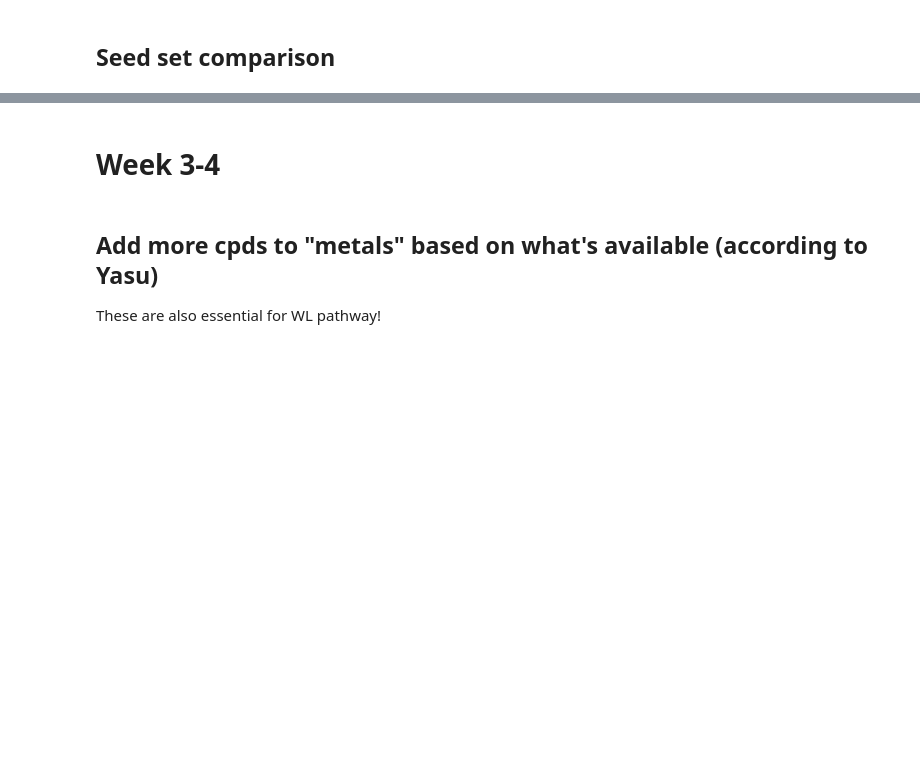
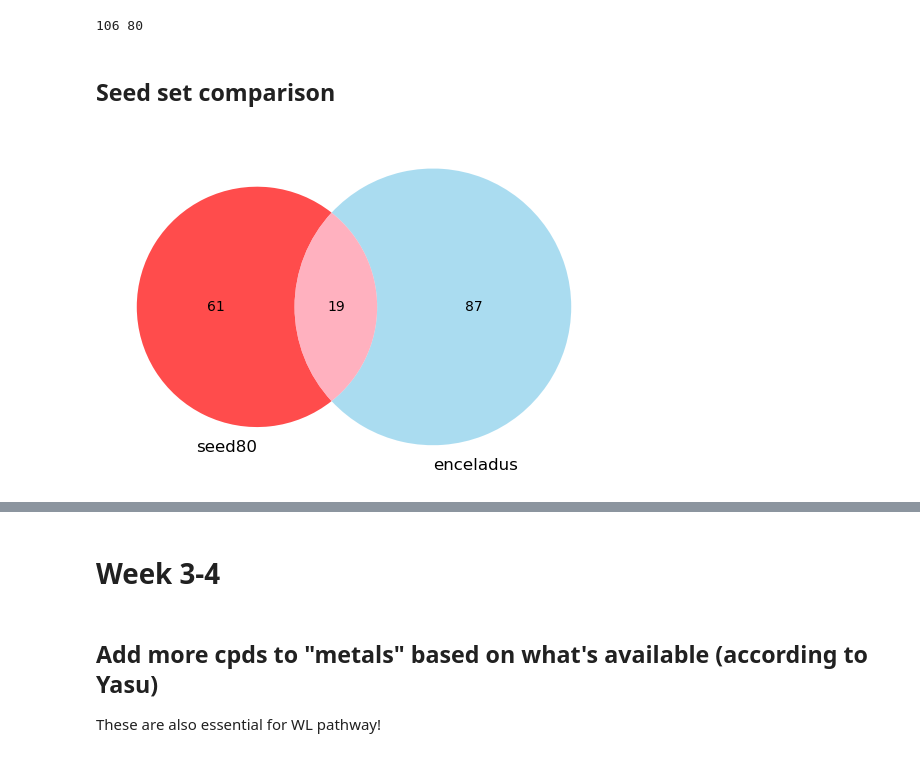
Before and after one commit to tseamuscorlett/enzyme-gated-network-expansion, a Jupyter notebook: enceladus_ne.ipynb, the cells around one changed output, grey strips where cells are left out. Saved outputs shown, nothing was run; the diff lists cells and outputs as text; code cells hidden in the pictures; blank space fills up the shorter version.

```diff
--- a/enceladus_ne.ipynb
+++ b/enceladus_ne.ipynb
@@ -7,7 +4,0 @@ from utils import *
-# %%
-# check if cpd is used in any reactions
-
-for r, cpds in rn2cpds.items():
-    for c in cpds:
-        if c == 'C15521':
-            print(r, cpds)
@@ -79,3 +42,7 @@ len(seed80)
+# %%
+print(len(enceladus_seed), len(seed80))
+# %% [output]
+106 80
 # %%
 aa_cids = set(["C00037",
     "C00041",
@@ -97,10 +63,12 @@ len(seed70)
 # %%
 from matplotlib_venn import venn2
 
 # Create a Venn diagram for 2 sets
-venn2(subsets=[set(seed70), enceladus_seed], set_labels=('seed70', 'enceladus'),
+venn2(subsets=[set(seed80), enceladus_seed], set_labels=('seed80', 'enceladus'),
       set_colors=('red', 'skyblue'), alpha=0.7)
 
 # plt.savefig('venn_ToTAL.svg', dpi=300, bbox_inches='tight')
 plt.show()
+# %% [output]
+[figure, added]
 # %%
```
Also changed, not shown: parts of 60 cells of this notebook, 1 other file.
